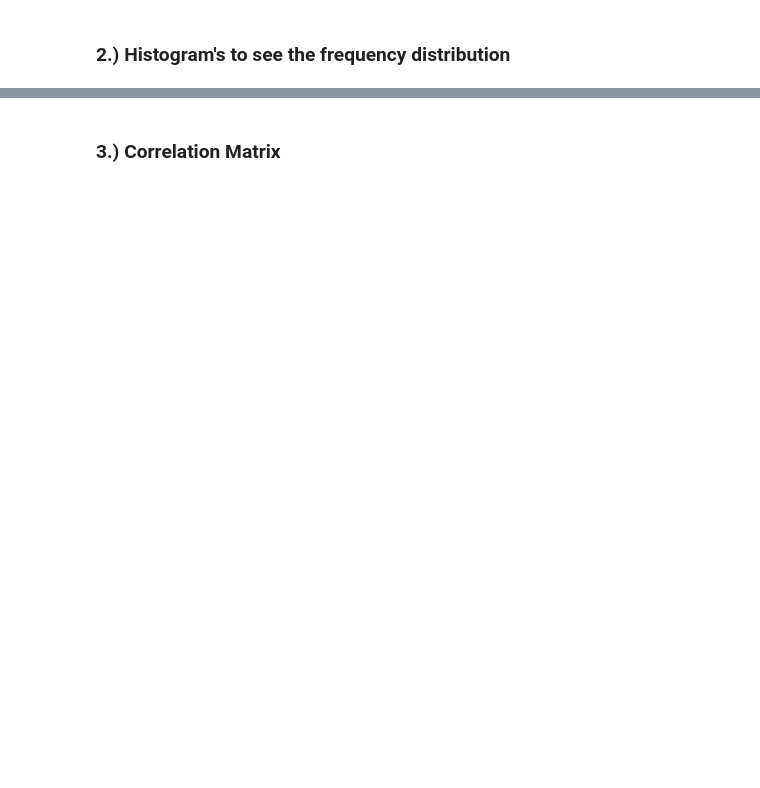
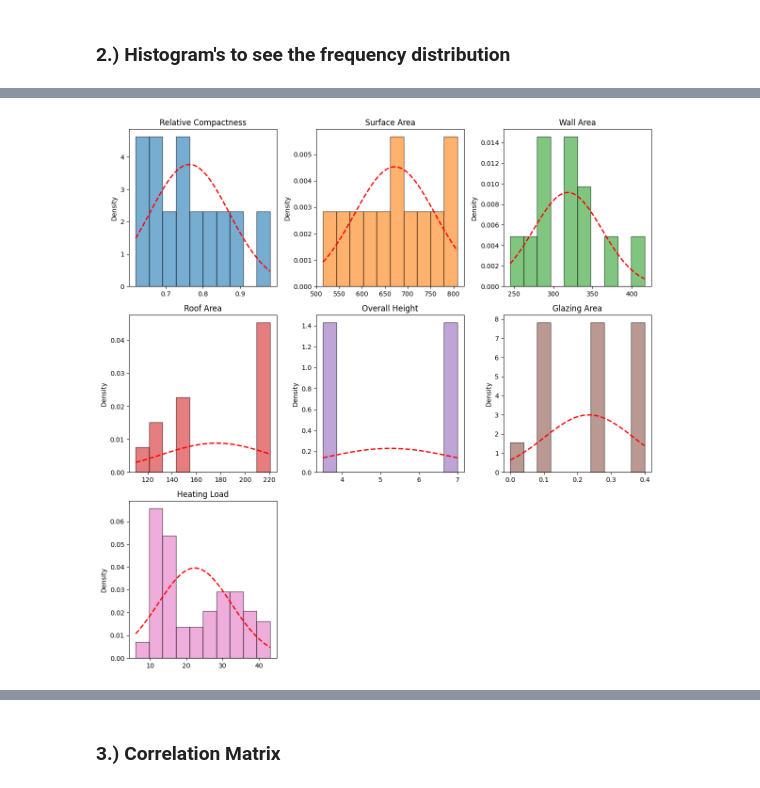
Before and after one commit to utkarshrs/Machine-Learning---Project-1, a Jupyter notebook: assignment_1.ipynb, the cells around one changed output, grey strips where cells are left out. Drawn from its saved outputs; the diff is of its cells as text; code cells hidden in the pictures; blank space fills up the shorter version.

```diff
--- a/assignment_1.ipynb
+++ b/assignment_1.ipynb
@@ -143,0 +148,40 @@ plt.show()
+# %%
+import matplotlib.pyplot as plt
+import numpy as np
+from scipy.stats import norm
+
+# List your 7 continuous features
+continuous_features = ['Relative Compactness', 'Surface Area', 'Wall Area',
+                       'Roof Area', 'Overall Height', 'Glazing Area', 'Heating Load']
+
+n_features = len(continuous_features)
+n_cols = 3
+n_rows = int(np.ceil(n_features / n_cols))
+
+fig, axs = plt.subplots(n_rows, n_cols, figsize=(12, n_rows*4))
+
+for idx, feature in enumerate(continuous_features):
+    row, col = divmod(idx, n_cols)
+    data = df[feature].dropna()
+
+    # Histogram (density normalized)
+    axs[row, col].hist(data, bins=10, density=True,
+                       alpha=0.6, color=f"C{idx}", edgecolor="black")
+
+    # Normal distribution fit
+    mu, sigma = data.mean(), data.std()
+    x = np.linspace(data.min(), data.max(), 100)
+    axs[row, col].plot(x, norm.pdf(x, mu, sigma), 'r--', linewidth=2, label="Normal Fit")
+
+    axs[row, col].set_title(feature)
+    axs[row, col].set_ylabel("Density")
+
+# Turn off unused subplots
+for i in range(len(continuous_features), n_rows*n_cols):
+    row, col = divmod(i, n_cols)
+    axs[row, col].axis('off')
+
+plt.tight_layout()
+plt.show()
+# %% [output]
+[figure, added]
```
Also changed, not shown: parts of 6 cells of this notebook, 1 other file.
